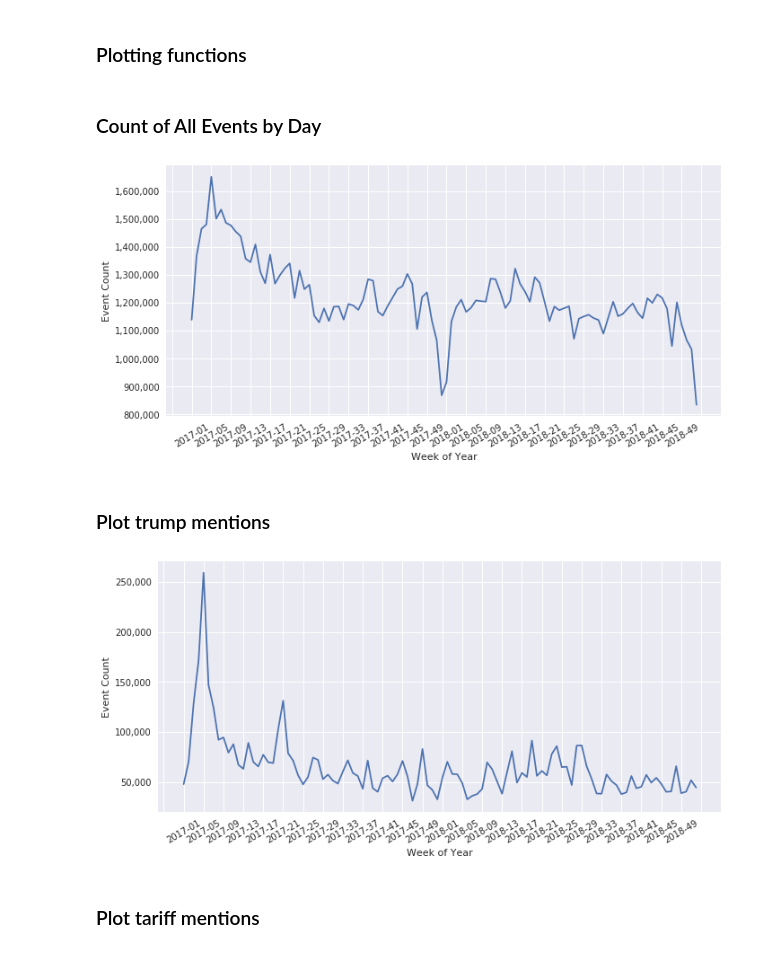
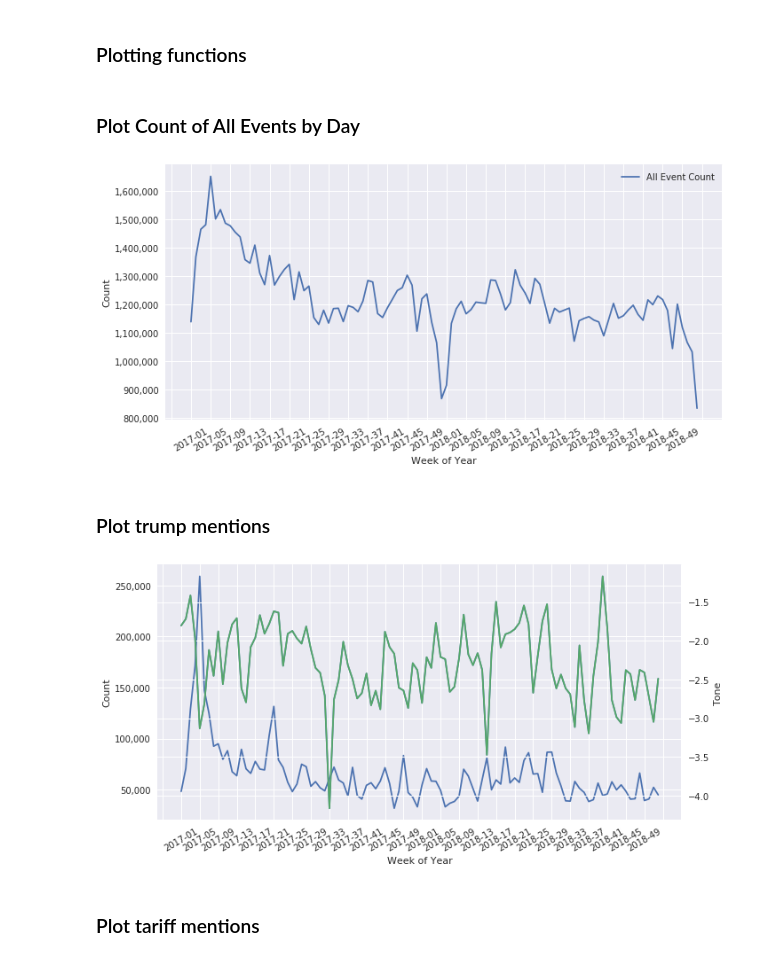
Before and after one commit to Rileypj1/BigDataProject, a Jupyter notebook: Mike - EDA - Events.ipynb, the cells around one changed output. Cells and saved outputs as stored; diff of their text form; code cells hidden in the pictures.

```diff
--- a/Mike - EDA - Events.ipynb
+++ b/Mike - EDA - Events.ipynb
@@ -177,32 +185,35 @@ def avg_tone_by_week_year(relevant_events):
 # %% [markdown]
-### Count of All Events by Day
+### Plot Count of All Events by Day
 # %%
 # group by week_year
 data = counts_by_week_year(df_events)
 
 # group by week and plot
 x=data["YearWeek"]
-y=data["Count"]
-
-plot_line_over_time(x,y,"Event Count","All_Events_Counts")
+y_dict = {}
+y_dict["All Event Count"] = data["Count"]
+plot_line_over_time(x,y_dict,"Count","All_Events_Counts")
 # %% [output]
-[figure, old version]
+[figure, new version]
 # %% [markdown]
 ### Plot trump mentions
 # %%
 # get relevant events
 relevant_events = df_events.where(df_events.SOURCEURL.rlike('trump'))
 
 # group by week_year
-data = counts_by_week_year(relevant_events)
+counts = counts_by_week_year(relevant_events)
+tone = avg_tone_by_week_year(relevant_events)
 
-# group by week and plot
-x=data["YearWeek"]
-y=data["Count"]
+# plot
+x=counts["YearWeek"]
+y_dict = {}
+y_dict["Count"] = counts["Count"]
+y_dict["Tone"]=tone["AvgTone"]
 
-plot_line_over_time(x,y,"Event Count","Trump_Events_Counts")
+plot_line_over_time_two_y_axis(x,y_dict,"Trump_Events_Counts")
 # %% [output]
-[figure, old version]
+[figure, new version]
 # %% [markdown]
 ### Plot tariff mentions
 # %%
```
Also changed, not shown: parts of 21 cells of this notebook.
